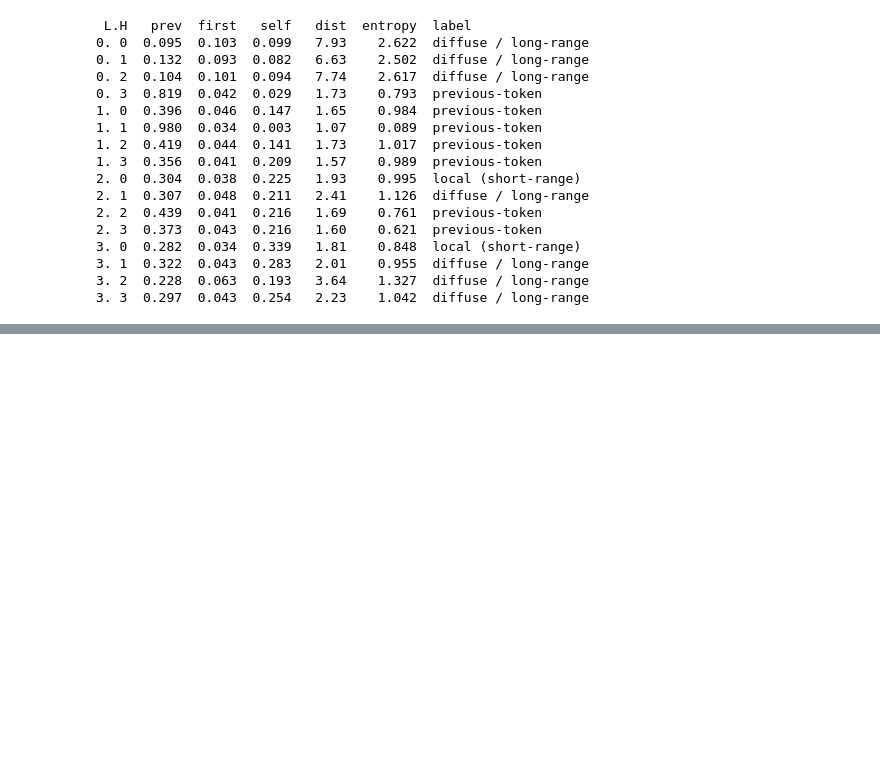
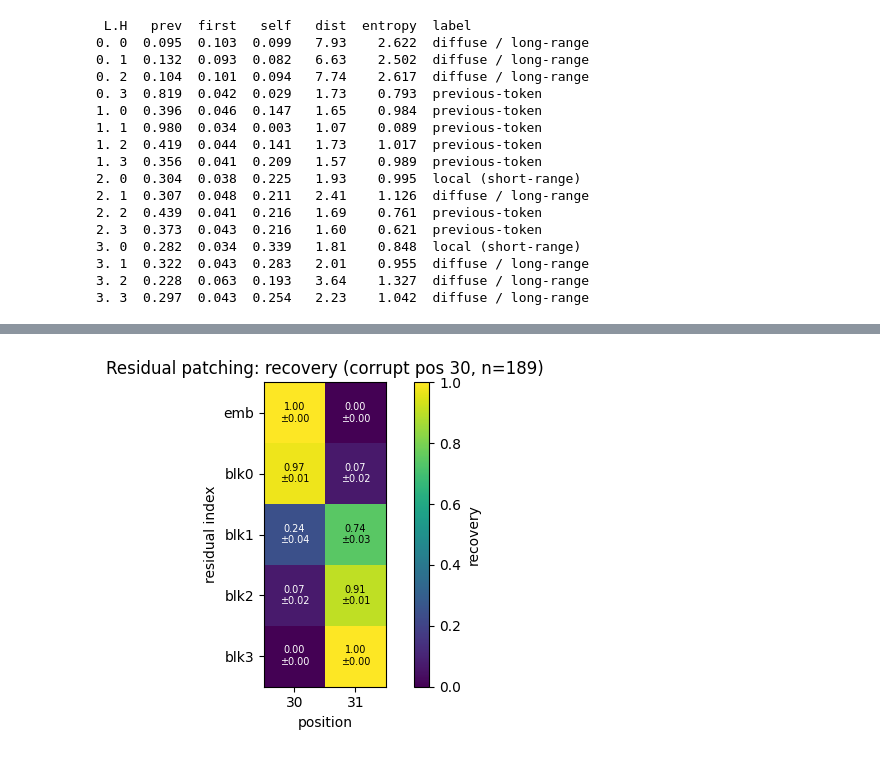
Before and after one commit to diego-magana/gpt, a Jupyter notebook: notebooks/05_attention_analysis.ipynb, the cells around one changed output, grey strips where cells are left out. Saved outputs shown, nothing was run; the diff lists cells and outputs as text; code cells hidden in the pictures; blank space fills up the shorter version.

```diff
--- a/notebooks/05_attention_analysis.ipynb
+++ b/notebooks/05_attention_analysis.ipynb
@@ -245,0 +144,6 @@ The near-miss is just as useful. **L0 H3 is almost as sharp a previous-token hea
+# %%
+rec, rsem, used, cpos = activation_patching(model, ds, n_examples=256)
+print(f'corrupt pos {cpos}, predict at {T-1}, {used} examples (those where the prediction flipped)\n')
+labels = ['emb'] + [f'blk{k}' for k in range(model.config.n_layer)]
+for k in range(rec.shape[0]):
+    print(f'  resid[{k}] ({labels[k]:>4}): ' + '  '.join(f'p{p}:{rec[k,p]:.2f}±{rsem[k,p]:.2f}' for p in range(cpos, T)))
@@ -245,0 +158,15 @@ The near-miss is just as useful. **L0 H3 is almost as sharp a previous-token hea
+# %%
+sub, ssem = rec[:,cpos:], rsem[:,cpos:]
+fig, ax = plt.subplots(figsize=(6,4)); im = ax.imshow(sub, cmap='viridis', vmin=0, vmax=1)
+ax.set_xlabel('position'); ax.set_ylabel('residual index')
+ax.set_xticks(range(sub.shape[1])); ax.set_xticklabels(range(cpos, T))
+ax.set_yticks(range(rec.shape[0])); ax.set_yticklabels(labels)
+for k in range(rec.shape[0]):
+    for j in range(sub.shape[1]):
+        ax.text(j,k,f'{sub[k,j]:.2f}\n±{ssem[k,j]:.2f}', ha='center', va='center',
+                color='white' if sub[k,j]<0.6 else 'black', fontsize=7)
+ax.set_title(f'Residual patching: recovery (corrupt pos {cpos}, n={used})')
+fig.colorbar(im, ax=ax, label='recovery'); fig.tight_layout()
+fig.savefig('../assets/activation_patching.png', dpi=120, bbox_inches='tight'); plt.show()
+# %% [output]
+[figure, added]
```
Also changed, not shown: parts of 44 cells of this notebook, 15 other files.
